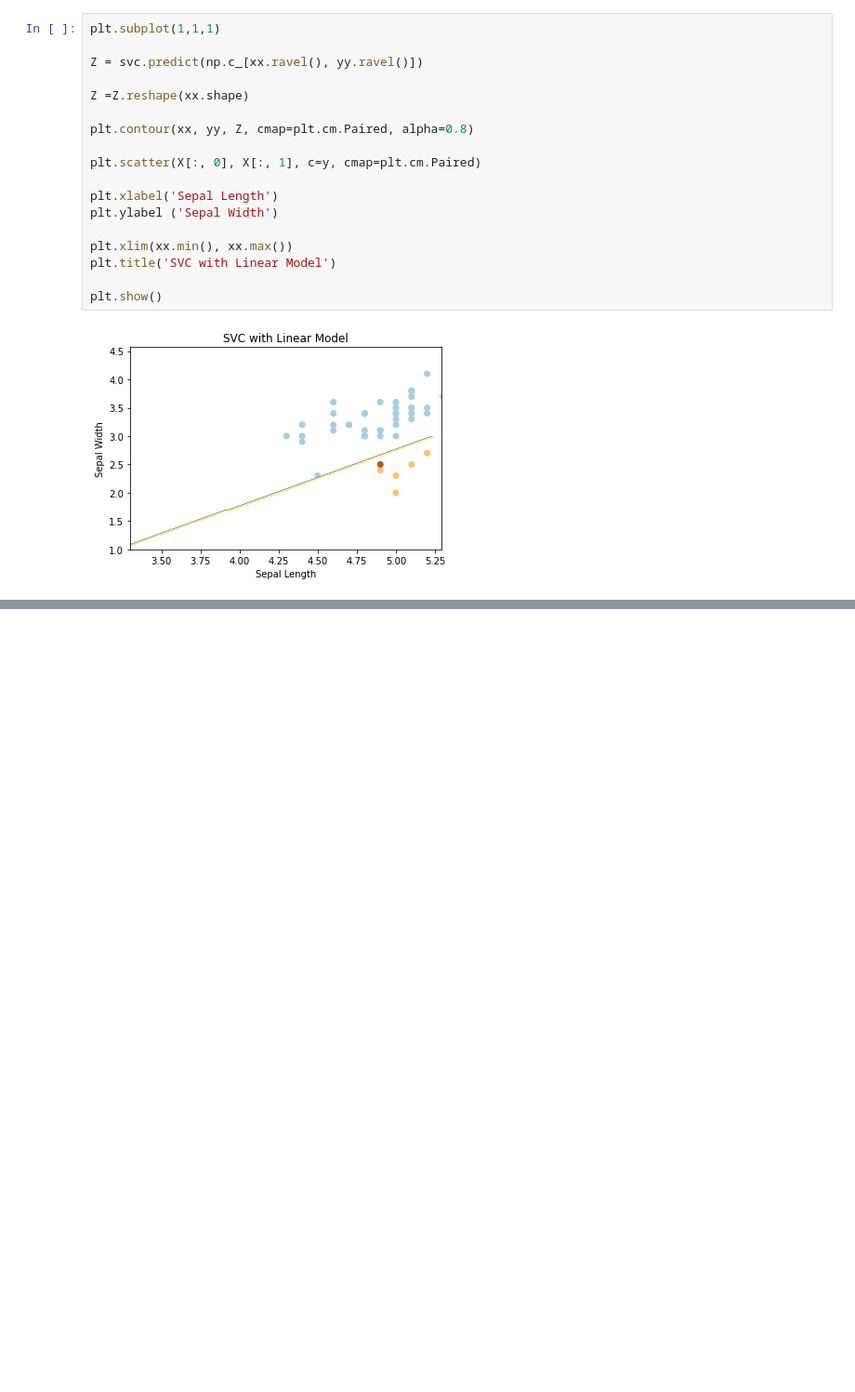
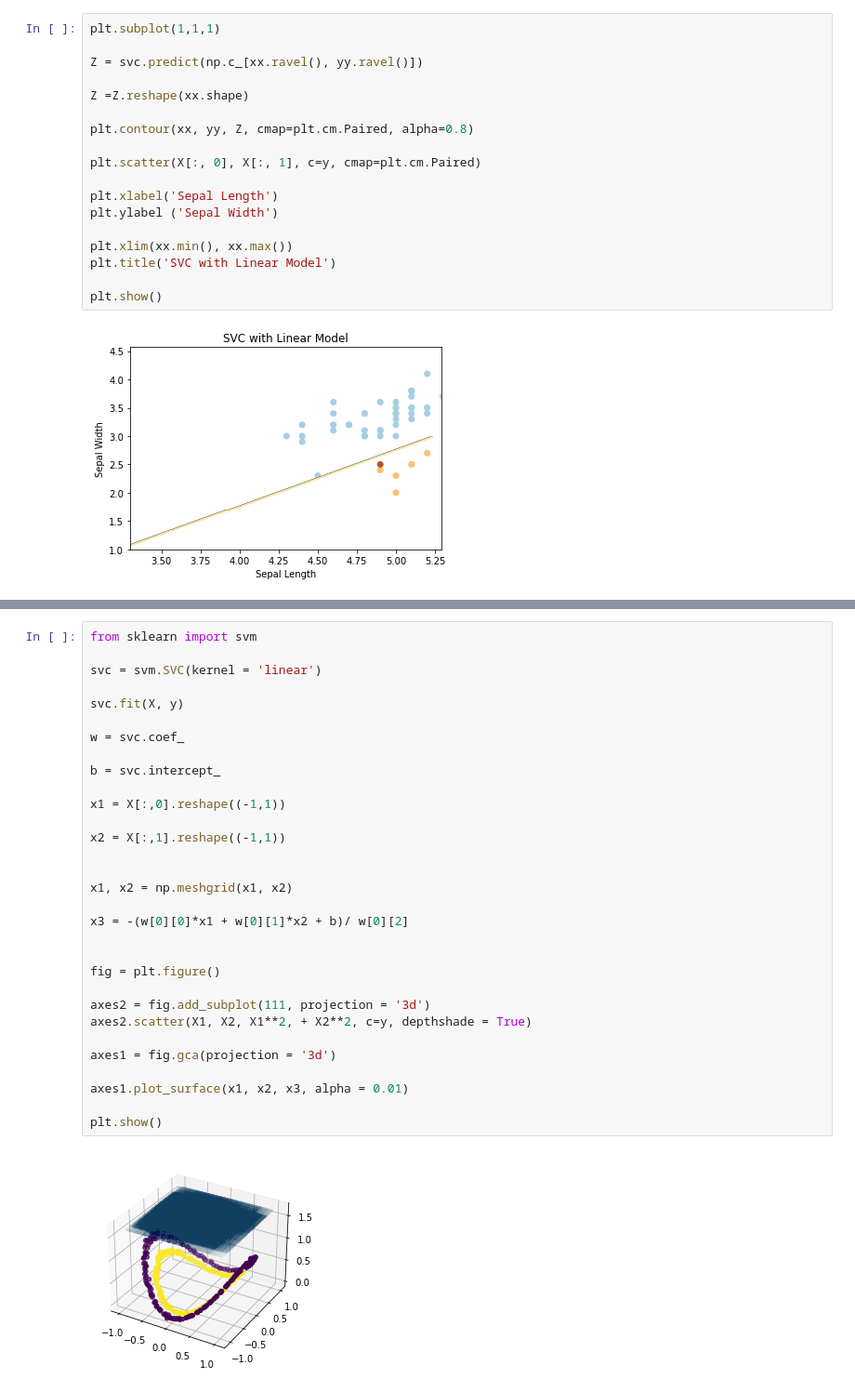
Before and after one commit to vishymails/data-science, a Jupyter notebook: svm_examples.ipynb, the cells around one changed output, grey strips where cells are left out. Shown at 93% size. Saved outputs shown, nothing was run; the diff lists cells and outputs as text; blank space fills up the shorter version.

```diff
--- a/svm_examples.ipynb
+++ b/svm_examples.ipynb
@@ -113,0 +158,33 @@ plt.show()
+# %%
+from sklearn import svm
+
+svc = svm.SVC(kernel = 'linear')
+
+svc.fit(X, y)
+
+w = svc.coef_
+
+b = svc.intercept_
+
+x1 = X[:,0].reshape((-1,1))
+
+x2 = X[:,1].reshape((-1,1))
+
+
+x1, x2 = np.meshgrid(x1, x2)
+
+x3 = -(w[0][0]*x1 + w[0][1]*x2 + b)/ w[0][2]
+
+
+fig = plt.figure()
+
+axes2 = fig.add_subplot(111, projection = '3d')
+axes2.scatter(X1, X2, X1**2, + X2**2, c=y, depthshade = True)
+
+axes1 = fig.gca(projection = '3d')
+
+axes1.plot_surface(x1, x2, x3, alpha = 0.01)
+
+plt.show()
+# %% [output]
+[figure, added]
```
Also changed, not shown: parts of 3 cells of this notebook.
